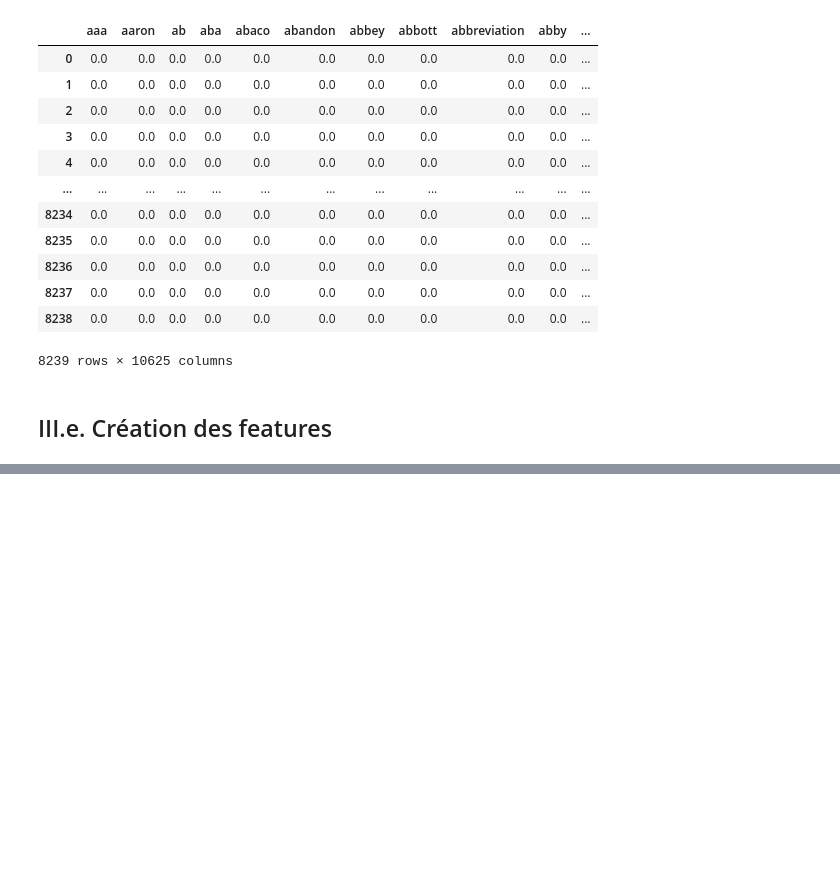
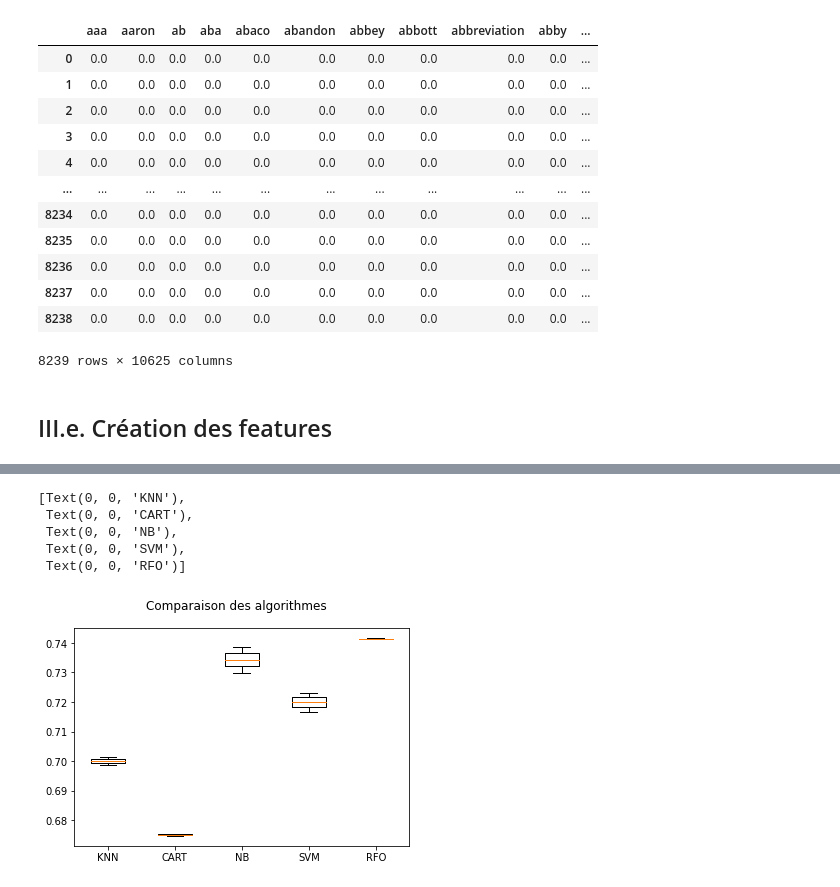
Before and after one commit to Dvassily/ClaimsClassification, a Jupyter notebook: Projet.ipynb, the cells around one changed output, grey strips where cells are left out. Drawn from its saved outputs; the diff is of its cells as text; code cells hidden in the pictures; blank space fills up the shorter version.

```diff
--- a/Projet.ipynb
+++ b/Projet.ipynb
@@ -309,0 +494,13 @@ display(features)
+# %%
+fig = plt.figure()
+fig.suptitle('Comparaison des algorithmes')
+ax = fig.add_subplot(111)
+plt.boxplot(results)
+ax.set_xticklabels(names)
+# %% [output]
+[Text(0, 0, 'KNN'),
+ Text(0, 0, 'CART'),
+ Text(0, 0, 'NB'),
+ Text(0, 0, 'SVM'),
+ Text(0, 0, 'RFO')]
+[figure, added]
```
Also changed, not shown: parts of 12 cells of this notebook.
